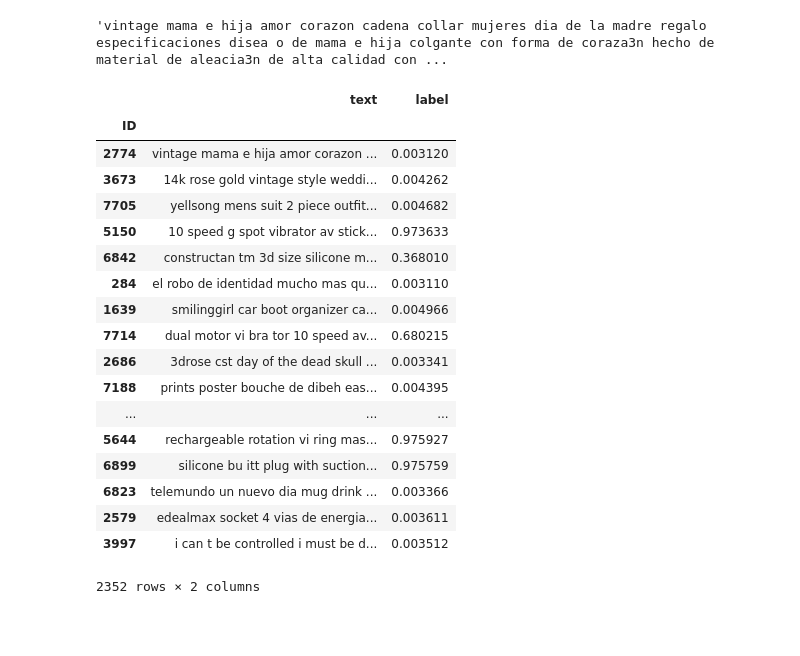
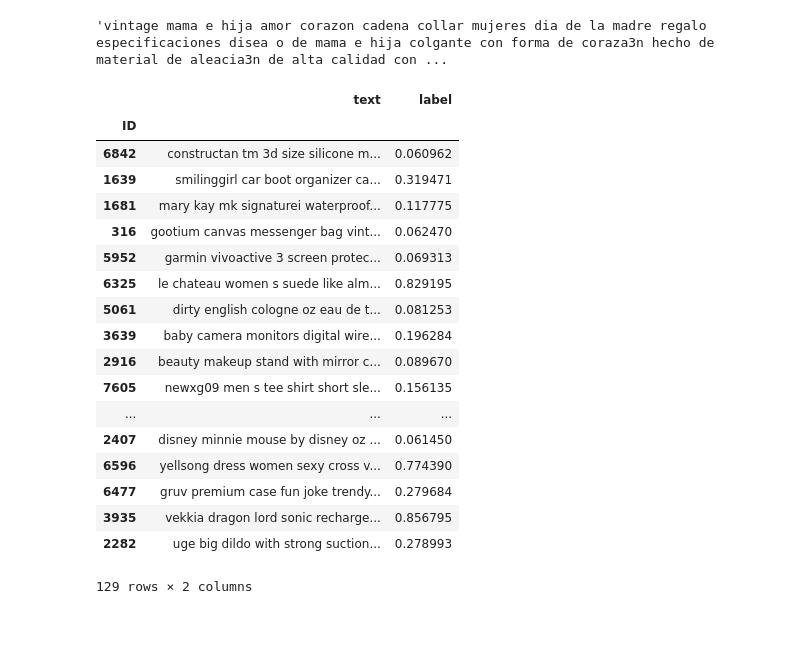
Before and after one commit to DrMegavolt/restricted_products_ml, a Jupyter notebook: model.ipynb, the cells around one changed output. Drawn from its saved outputs; the diff is of its cells as text; code cells hidden in the pictures.

```diff
--- a/model.ipynb
+++ b/model.ipynb
@@ -88,5 +88,5 @@ df
 txt_train, txt_test, lbl_train, lbl_test = train_test_split(
     texts, labels, test_size=0.001, random_state=42)
 # %%
-tokenizer = bk.create_tokenizer_from_hub_module()
-max_seq_length = 256
+tokenizer = bk.create_tokenizer_from_hub_module(file)
+max_seq_length = 512
@@ -118,7 +120,7 @@ def build_model(max_seq_length):
     in_segment = tf.keras.layers.Input(shape=(max_seq_length,), name="segment_ids")
     bert_inputs = [in_id, in_mask, in_segment]
 
-    bert_output = bk.BertLayer(n_fine_tune_layers=2, pooling="first")(bert_inputs)
+    bert_output = bk.BertLayer(n_fine_tune_layers=1, pooling="first")(bert_inputs)
     dense = tf.keras.layers.Dense(256, activation='relu')(bert_output)
     pred = tf.keras.layers.Dense(1, activation='sigmoid')(dense)
 
@@ -220,28 +219,28 @@ predictions = model.predict([subm_input_ids[0:testCount],
 pred = [ tolabel(p) for p in predictions]
 # %%
 results = pd.DataFrame({"text":texts_subm, "label":pred})
-# %%
-results
-# %% [output]
-|  | text | label |
-| ID |  |  |
-| 2774 | vintage mama e hija amor corazon ... | 0.003120 |
-| 3673 | 14k rose gold vintage style weddi... | 0.004262 |
-| 7705 | yellsong mens suit 2 piece outfit... | 0.004682 |
-| 5150 | 10 speed g spot vibrator av stick... | 0.973633 |
-| 6842 | constructan tm 3d size silicone m... | 0.368010 |
-| 284 | el robo de identidad mucho mas qu... | 0.003110 |
-| 1639 | smilinggirl car boot organizer ca... | 0.004966 |
-| 7714 | dual motor vi bra tor 10 speed av... | 0.680215 |
-| 2686 | 3drose cst day of the dead skull ... | 0.003341 |
-| 7188 | prints poster bouche de dibeh eas... | 0.004395 |
-| ... | ... | ... |
-| 5644 | rechargeable rotation vi ring mas... | 0.975927 |
-| 6899 | silicone bu itt plug with suction... | 0.975759 |
-| 6823 | telemundo un nuevo dia mug drink ... | 0.003366 |
-| 2579 | edealmax socket 4 vias de energia... | 0.003611 |
-| 3997 | i can t be controlled i must be d... | 0.003512 |
-2352 rows × 2 columns
+# %%
+results[results['label']>0.05][results['label']<0.9]
+# %% [output]
+|  | text | label |
+| ID |  |  |
+| 6842 | constructan tm 3d size silicone m... | 0.060962 |
+| 1639 | smilinggirl car boot organizer ca... | 0.319471 |
+| 1681 | mary kay mk signaturei waterproof... | 0.117775 |
+| 316 | gootium canvas messenger bag vint... | 0.062470 |
+| 5952 | garmin vivoactive 3 screen protec... | 0.069313 |
+| 6325 | le chateau women s suede like alm... | 0.829195 |
+| 5061 | dirty english cologne oz eau de t... | 0.081253 |
+| 3639 | baby camera monitors digital wire... | 0.196284 |
+| 2916 | beauty makeup stand with mirror c... | 0.089670 |
+| 7605 | newxg09 men s tee shirt short sle... | 0.156135 |
+| ... | ... | ... |
+| 2407 | disney minnie mouse by disney oz ... | 0.061450 |
+| 6596 | yellsong dress women sexy cross v... | 0.774390 |
+| 6477 | gruv premium case fun joke trendy... | 0.279684 |
+| 3935 | vekkia dragon lord sonic recharge... | 0.856795 |
+| 2282 | uge big dildo with strong suction... | 0.278993 |
+129 rows × 2 columns
 # %%
 results.to_csv('results.csv', columns=[ 'label'])
 # %% [markdown]
```
Also changed, not shown: parts of 4 cells of this notebook, 2 other files.
